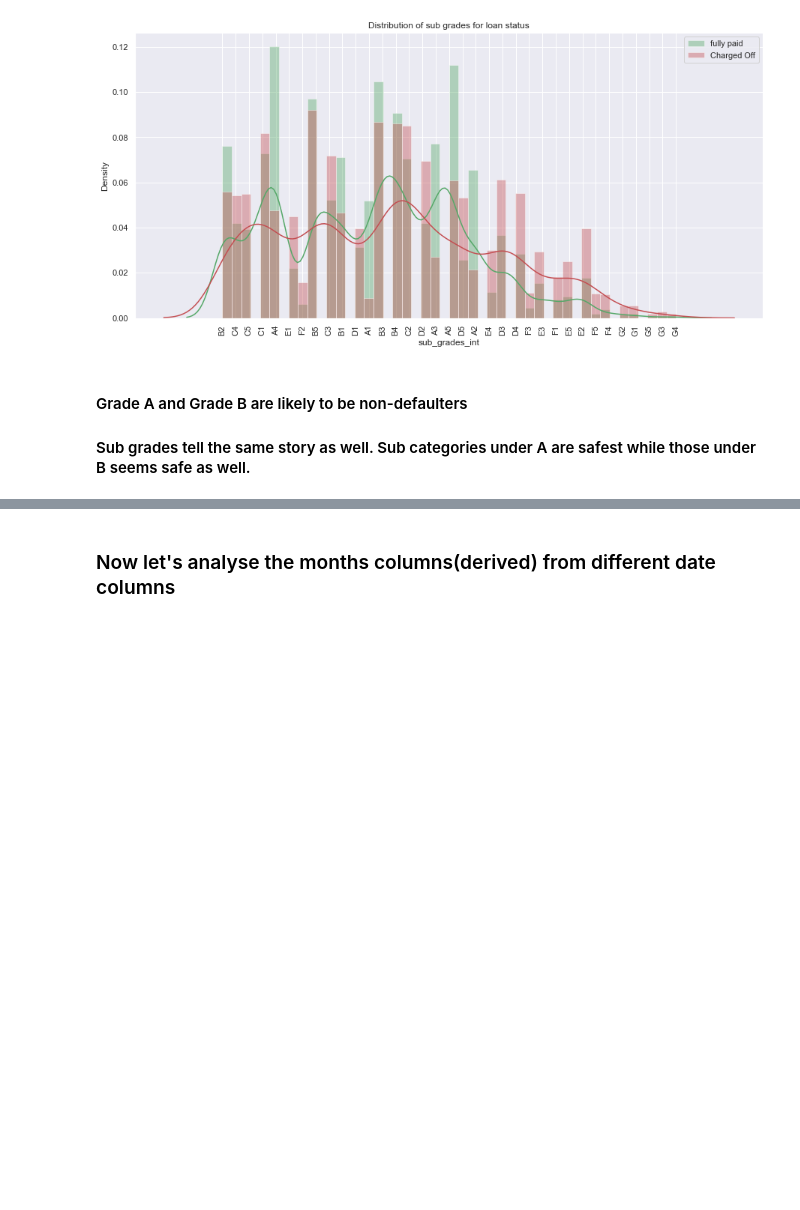
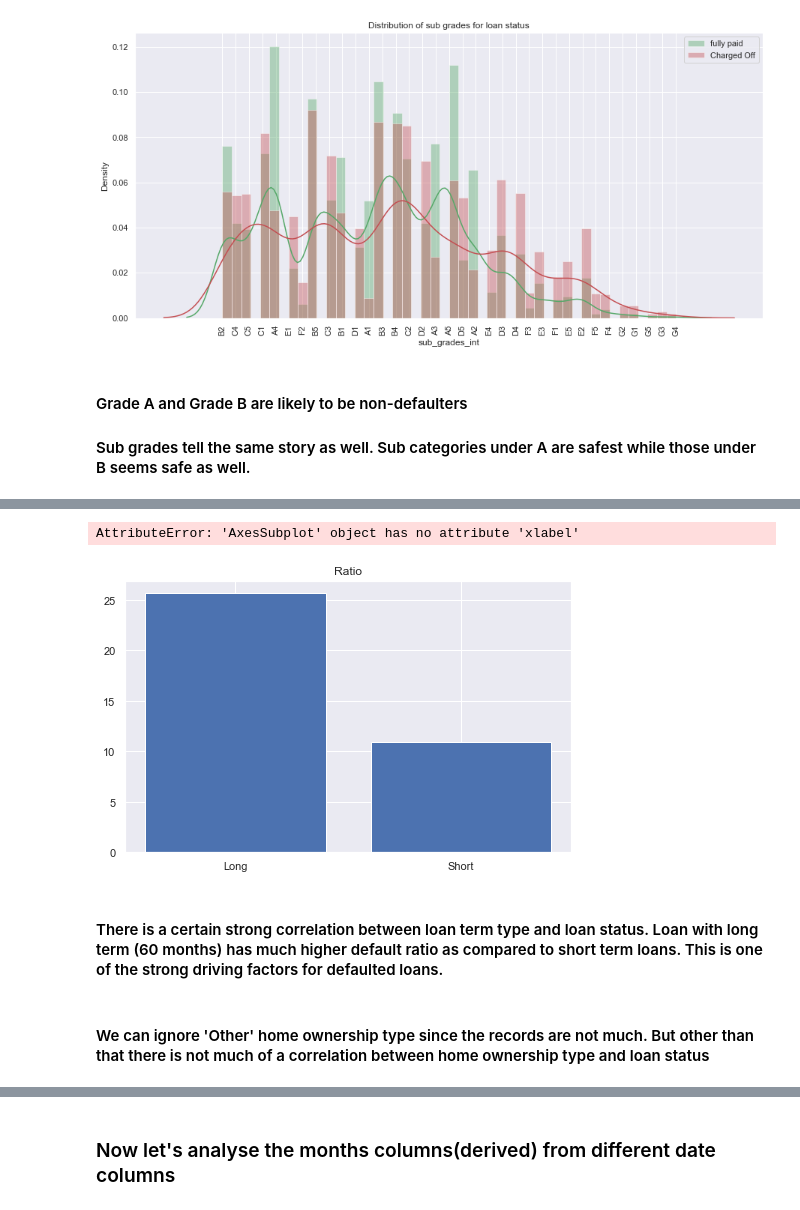
Before and after one commit to IamVib/LengingClubCaseStudy, a Jupyter notebook: Group_Facilitator_Vibhor.ipynb, the cells around one changed output, grey strips where cells are left out. Drawn from its saved outputs; the diff is of its cells as text; code cells hidden in the pictures; blank space fills up the shorter version.

```diff
--- a/Group_Facilitator_Vibhor.ipynb
+++ b/Group_Facilitator_Vibhor.ipynb
@@ -880,0 +831,11 @@ plt.show()
+# %%
+fig, ax = plt.subplots(ncols=1)
+ax.bar(data=pvt, x= pvt.index, height = "Ratio")
+ax.set_title("Ratio")
+ax.xlabel("Loan Term Type")
+plt.show()
+# %% [output]
+AttributeError: 'AxesSubplot' object has no attribute 'xlabel'
+[figure, added]
+# %% [markdown]
+#### There is a certain strong correlation between loan term type and loan status. Loan with long term (60 months) has much higher default ratio as compared to short term loans. This is one of the strong driving factors for defaulted loans.
@@ -880,0 +864,2 @@ plt.show()
+# %% [markdown]
+#### We can ignore 'Other' home ownership type since the records are not much. But other than that there is not much of a correlation between home ownership type and loan status
```
Also changed, not shown: parts of 119 cells of this notebook, 1 other file.
